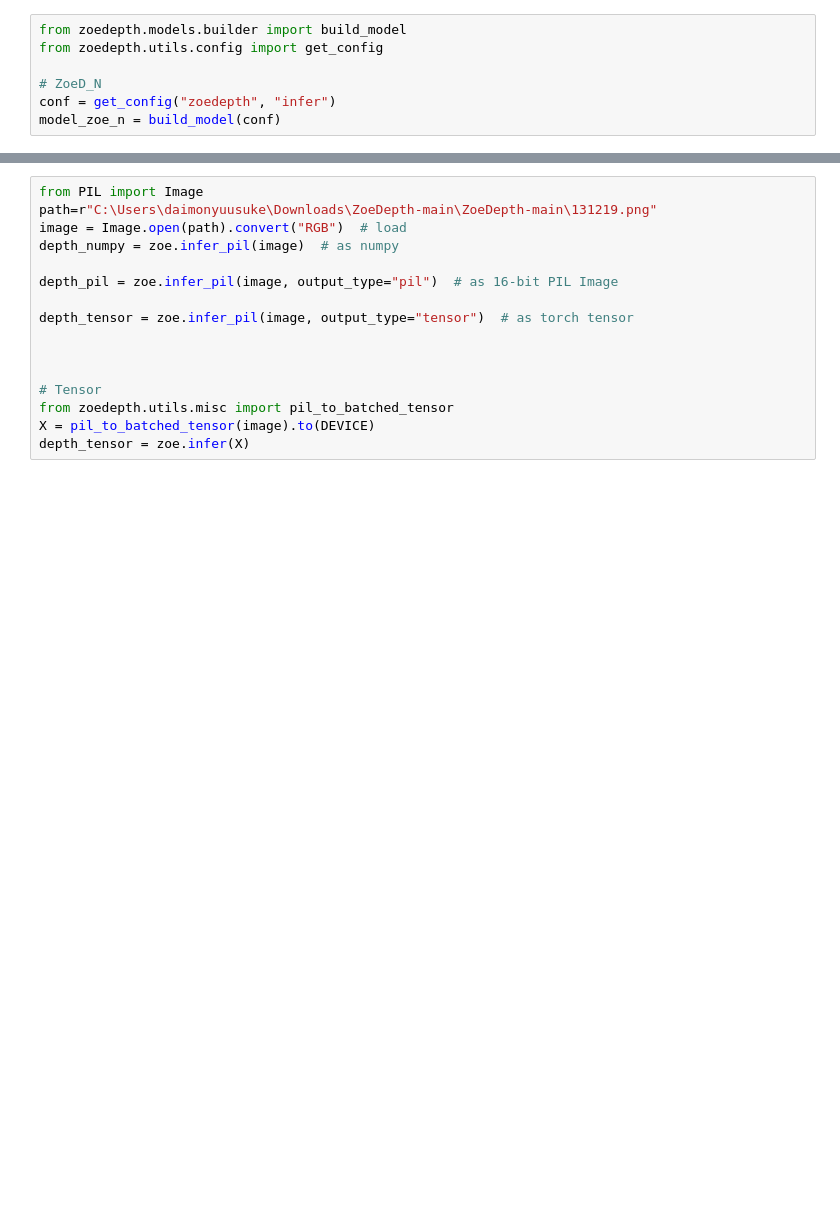
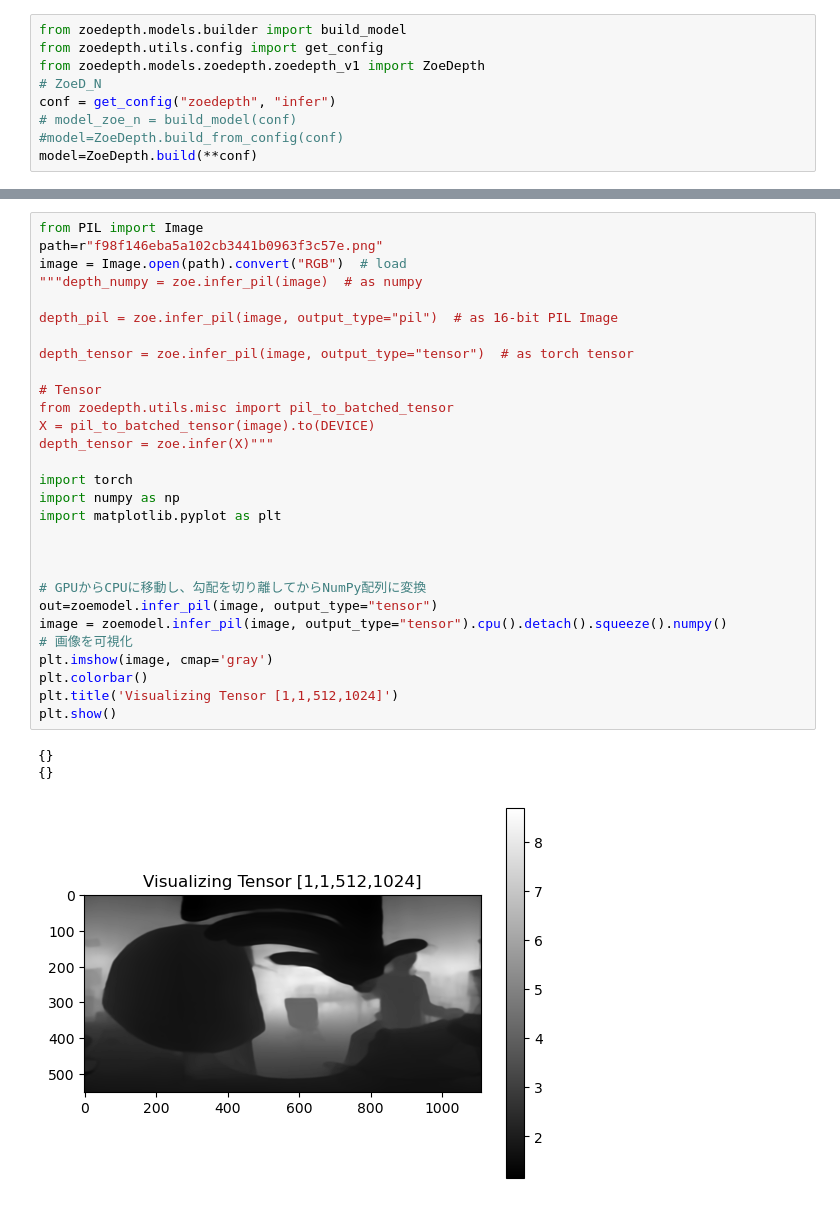
Before and after one commit to yusuku/DepthEstimationFrom360, a Jupyter notebook: ZoeDepthInference.ipynb, the cells around one changed output, grey strips where cells are left out. Cells and saved outputs as stored; diff of their text form; blank space fills up the shorter version.

```diff
--- a/ZoeDepthInference.ipynb
+++ b/ZoeDepthInference.ipynb
@@ -1,9 +7,11 @@
 # %%
 from zoedepth.models.builder import build_model
 from zoedepth.utils.config import get_config
-
+from zoedepth.models.zoedepth.zoedepth_v1 import ZoeDepth
 # ZoeD_N
 conf = get_config("zoedepth", "infer")
-model_zoe_n = build_model(conf)
+# model_zoe_n = build_model(conf)
+#model=ZoeDepth.build_from_config(conf)
+model=ZoeDepth.build(**conf)
 # %% [output]
 img_size [384, 512]
@@ -46,16 +108,33 @@ ZoeDepth(
 # %%
 from PIL import Image
-path=r"C:\Users\daimonyuusuke\Downloads\ZoeDepth-main\ZoeDepth-main\131219.png"
+path=r"f98f146eba5a102cb3441b0963f3c57e.png"
 image = Image.open(path).convert("RGB")  # load
-depth_numpy = zoe.infer_pil(image)  # as numpy
+"""depth_numpy = zoe.infer_pil(image)  # as numpy
 
 depth_pil = zoe.infer_pil(image, output_type="pil")  # as 16-bit PIL Image
 
 depth_tensor = zoe.infer_pil(image, output_type="tensor")  # as torch tensor
 
-
-
 # Tensor
 from zoedepth.utils.misc import pil_to_batched_tensor
 X = pil_to_batched_tensor(image).to(DEVICE)
-depth_tensor = zoe.infer(X)
+depth_tensor = zoe.infer(X)"""
+
+import torch
+import numpy as np
+import matplotlib.pyplot as plt
+
+
+
+# GPUからCPUに移動し、勾配を切り離してからNumPy配列に変換
+out=zoemodel.infer_pil(image, output_type="tensor")
+image = zoemodel.infer_pil(image, output_type="tensor").cpu().detach().squeeze().numpy()
+# 画像を可視化
+plt.imshow(image, cmap='gray')
+plt.colorbar()
+plt.title('Visualizing Tensor [1,1,512,1024]')
+plt.show()
+# %% [output]
+{}
+{}
+[figure, added]
```
Also changed, not shown: parts of 16 cells of this notebook.
